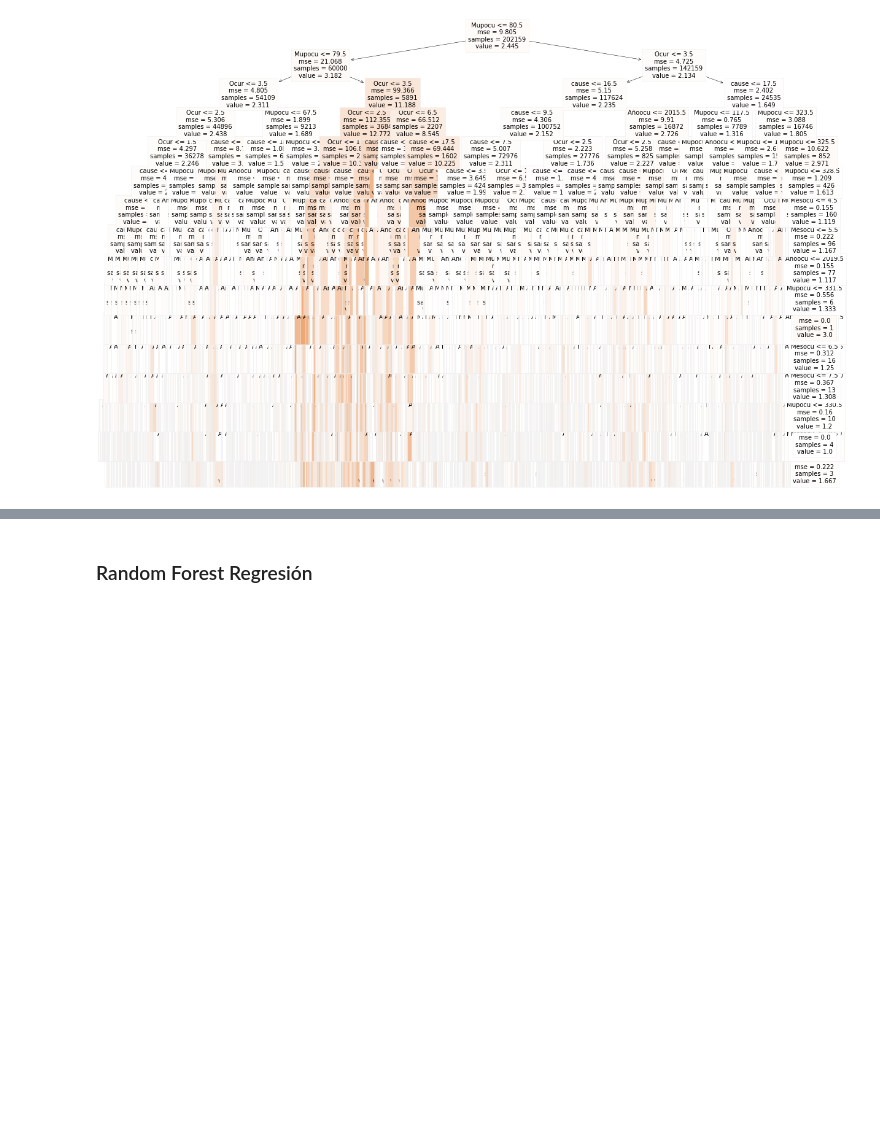
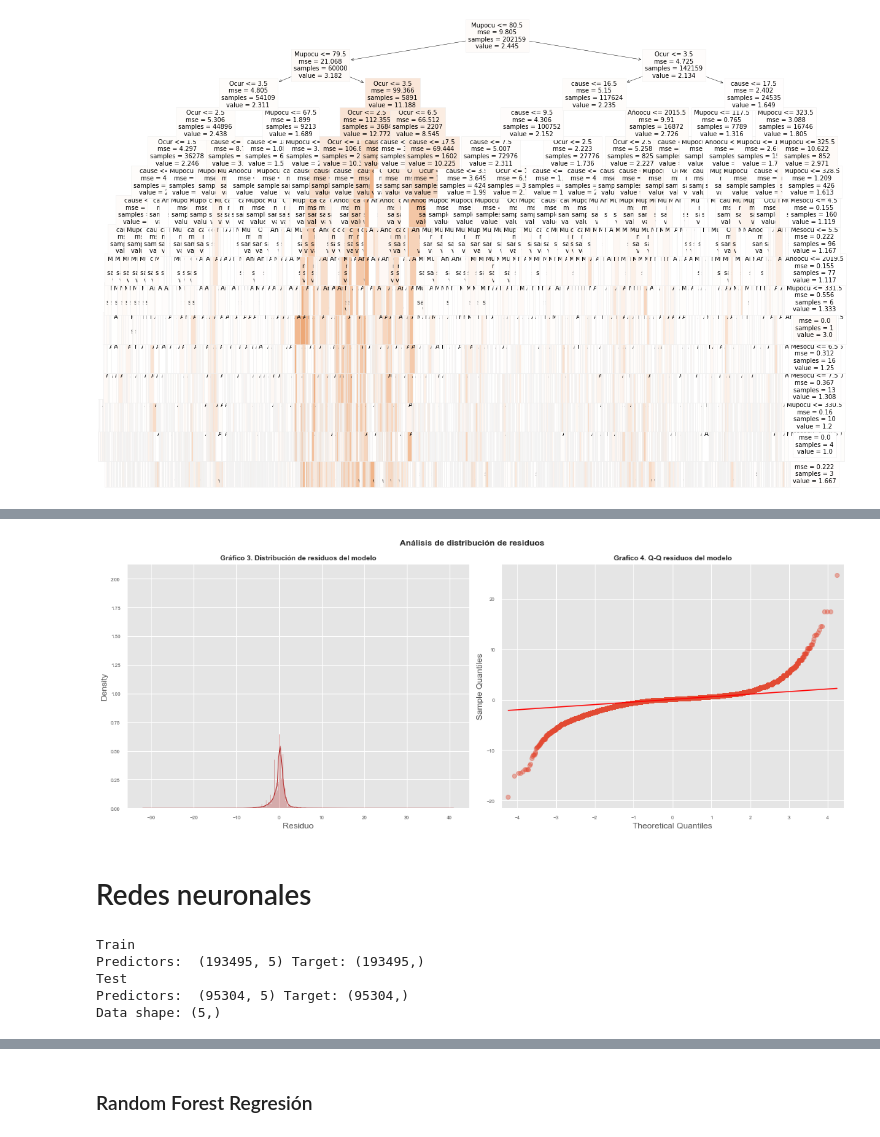
Before and after one commit to Orlando19943/Proyecto1-DM, a Jupyter notebook: predictions.ipynb, the cells around one changed output, grey strips where cells are left out. Drawn from its saved outputs; the diff is of its cells as text; code cells hidden in the pictures; blank space fills up the shorter version.

```diff
--- a/predictions.ipynb
+++ b/predictions.ipynb
@@ -222,0 +238,56 @@ results
+# %%
+# Extraído de: https://www.cienciadedatos.net/documentos/py10-regresion-lineal-python.html
+
+fig, axes = plt.subplots(nrows=1, ncols=2, figsize=(15, 6))
+
+# Distribución
+sns.histplot(
+    data    = residuos,
+    stat    = "density",
+    kde     = True,
+    line_kws= {'linewidth': 1},
+    color   = "firebrick",
+    alpha   = 0.3,
+    ax      = axes[0]
+)
+
+axes[0].set_title('Gráfico 3. Distribución de residuos del modelo', fontsize = 10,fontweight = "bold")
+axes[0].set_xlabel("Residuo")
+axes[0].tick_params(labelsize = 7)
+
+
+# Normal Q-Q
+sm.qqplot(
+    residuos,
+    fit   = True,
+    line  = 'q',
+    ax    = axes[1],
+    color = 'firebrick',
+    alpha = 0.4,
+    lw    = 2
+)
+axes[1].set_title('Grafico 4. Q-Q residuos del modelo', fontsize = 10, fontweight = "bold")
+axes[1].tick_params(labelsize = 7)
+
+fig.tight_layout()
+plt.subplots_adjust(top=0.9)
+fig.suptitle('Análisis de distribución de residuos', fontsize = 12, fontweight = "bold");
+# %% [output]
+[figure, added]
+# %% [markdown]
+# Redes neuronales
+# %%
+# Finding the shape of the data
+print('Train')
+print('Predictors: ', predictors_train.shape, 'Target:', target_train.shape)
+print('Test')
+print('Predictors: ', predictors_test.shape, 'Target:', target_test.shape)
+
+sample_shape = predictors_train.shape[1:]
+print('Data shape:', sample_shape)
+# %% [output]
+Train
+Predictors:  (193495, 5) Target: (193495,)
+Test
+Predictors:  (95304, 5) Target: (95304,)
+Data shape: (5,)
```
Also changed, not shown: parts of 20 cells of this notebook.
